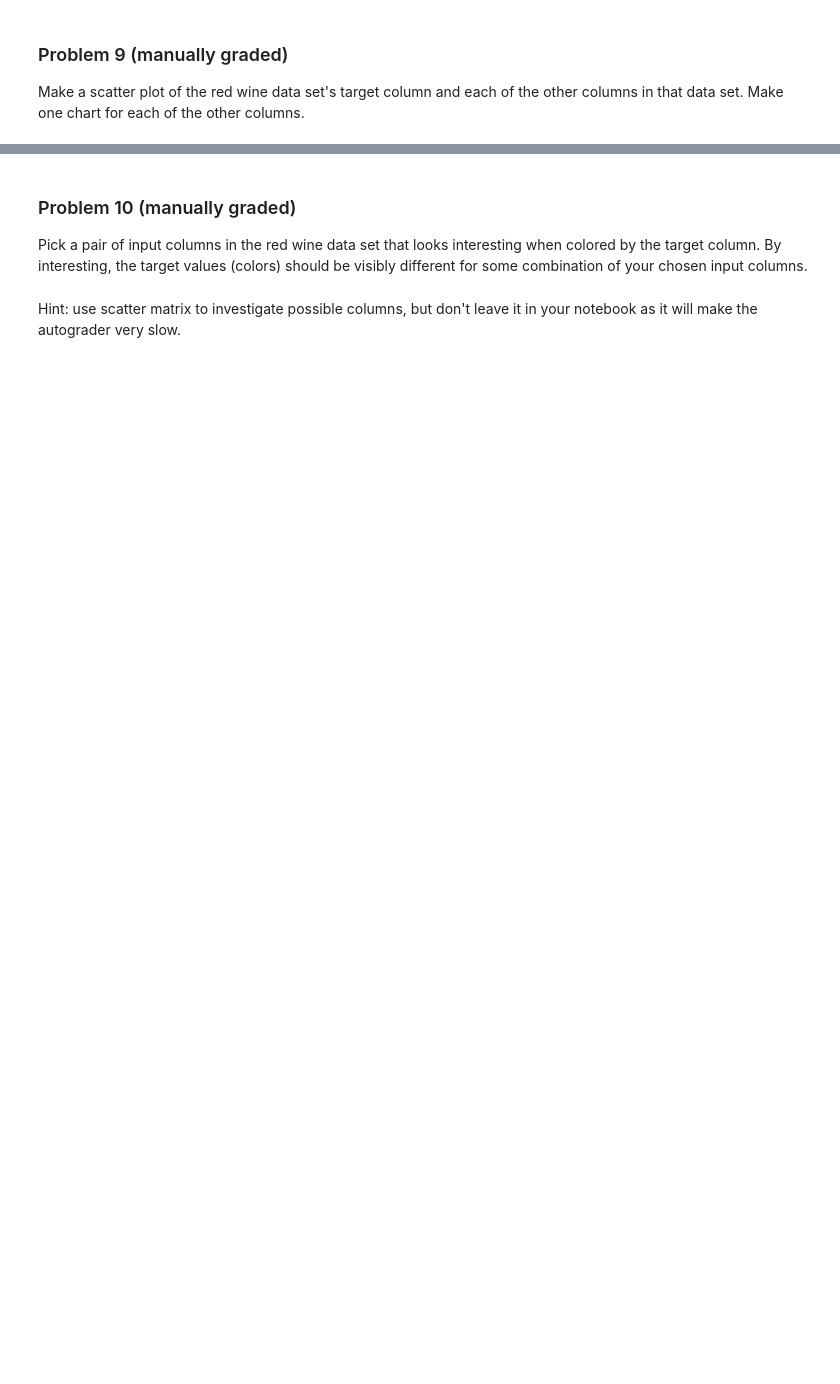
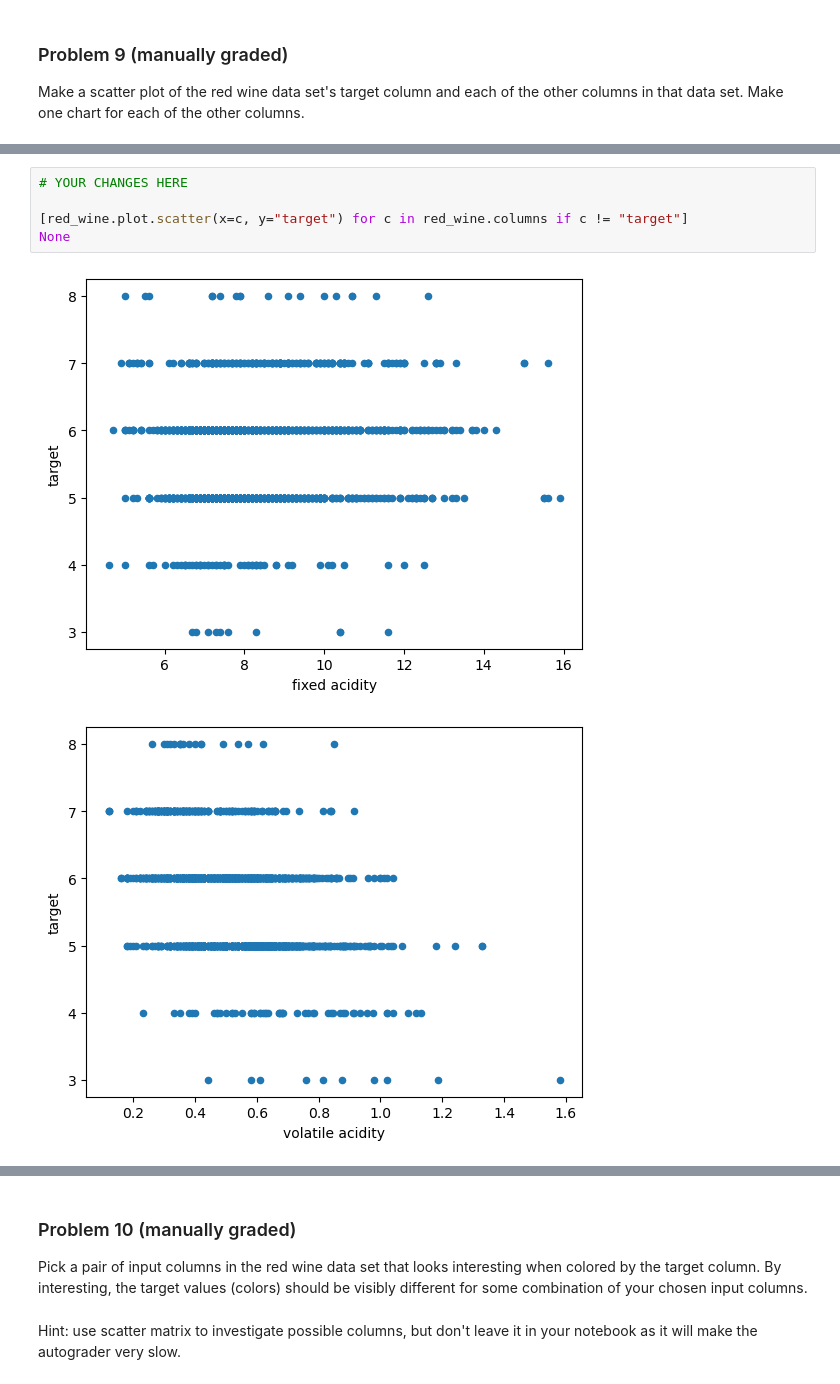
Before and after one commit to calebhadley1/dx602-homework-10, a Jupyter notebook: homework.ipynb, the cells around one changed output, grey strips where cells are left out. Saved outputs shown, nothing was run; the diff lists cells and outputs as text; blank space fills up the shorter version.

```diff
--- a/homework.ipynb
+++ b/homework.ipynb
@@ -177,0 +174,8 @@ Ellipsis
+# %%
+# YOUR CHANGES HERE
+
+[red_wine.plot.scatter(x=c, y="target") for c in red_wine.columns if c != "target"]
+None
+# %% [output]
+[figure, added]
+[figure, added]
```
Also changed, not shown: parts of 20 cells of this notebook.
